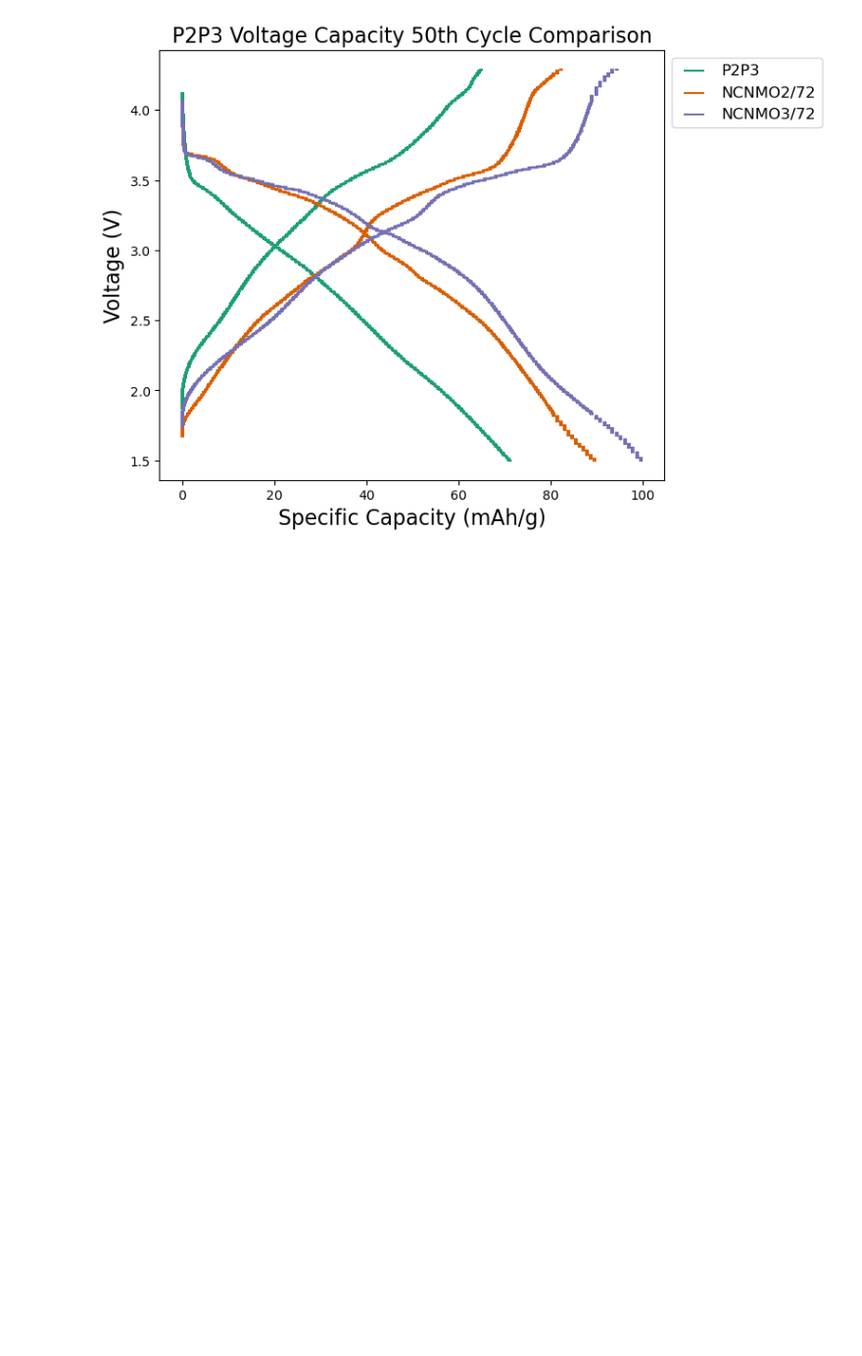
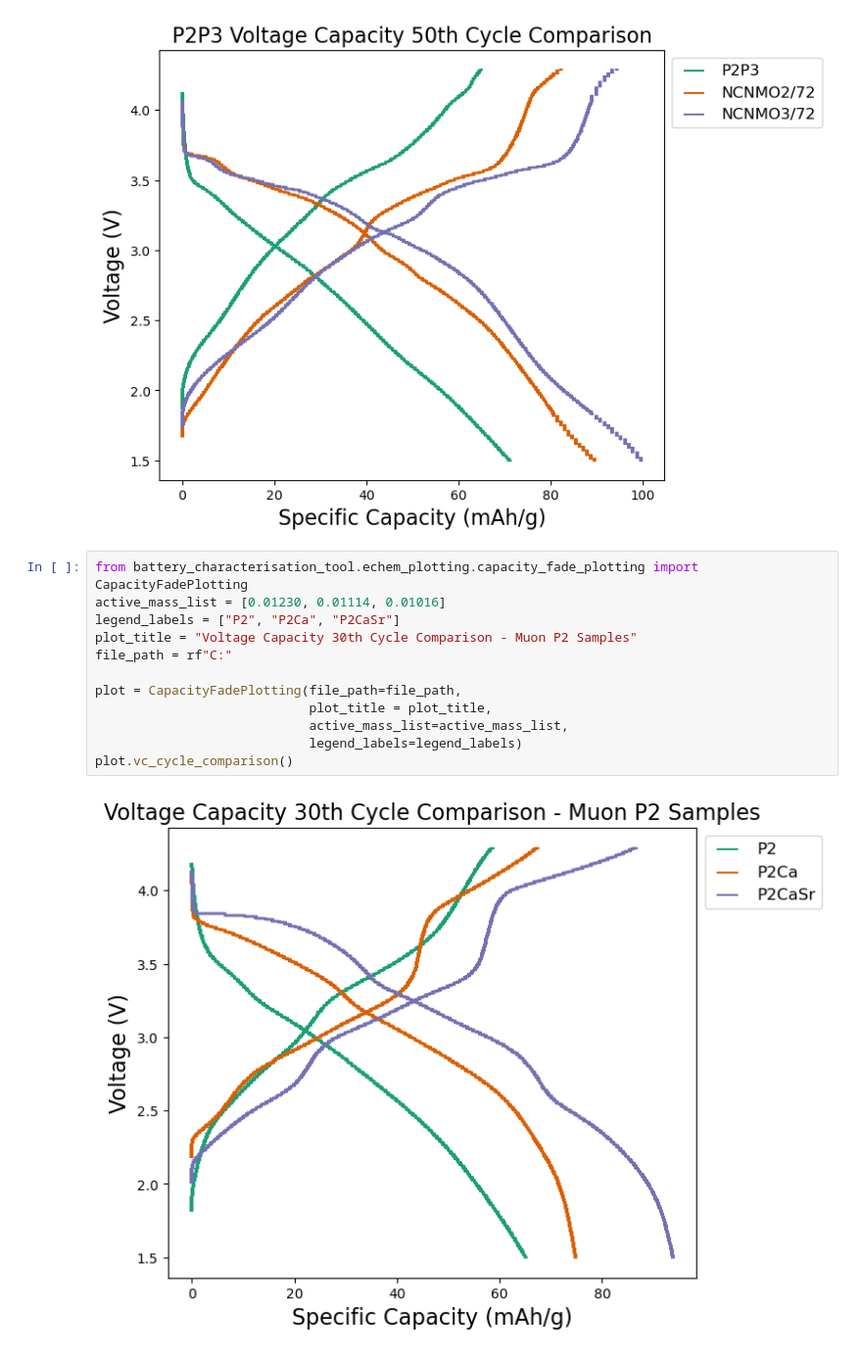
Before and after one commit to zoehwright/battery_characterisation_tool, a Jupyter notebook: battery_characterisation_tool/echem_plotting/templates/capacity_fade_plotting.ipynb, the cells around one changed output. Shown: that part at 98% size. Drawn from its saved outputs; the diff is of its cells as text; blank space fills up the shorter version.

```diff
--- a/battery_characterisation_tool/echem_plotting/templates/capacity_fade_plotting.ipynb
+++ b/battery_characterisation_tool/echem_plotting/templates/capacity_fade_plotting.ipynb
@@ -70,3 +86,17 @@ plot = CapacityFadePlotting(file_path=file_path,
 plot.vc_cycle_comparison()
 # %% [output]
 [figure]
+# %%
+from battery_characterisation_tool.echem_plotting.capacity_fade_plotting import CapacityFadePlotting
+active_mass_list = [0.01230, 0.01114, 0.01016]
+legend_labels = ["P2", "P2Ca", "P2CaSr"]
+plot_title = "Voltage Capacity 30th Cycle Comparison - Muon P2 Samples"
+file_path = rf"C:"
+
+plot = CapacityFadePlotting(file_path=file_path,
+                            plot_title = plot_title,
+                            active_mass_list=active_mass_list,
+                            legend_labels=legend_labels)
+plot.vc_cycle_comparison()
+# %% [output]
+[figure, added]
```
Also changed, not shown: parts of 4 cells of this notebook, 9 other files.
